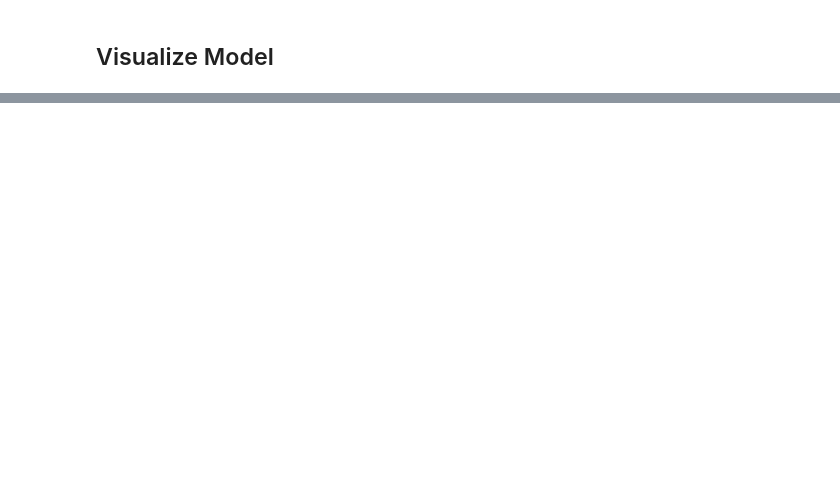
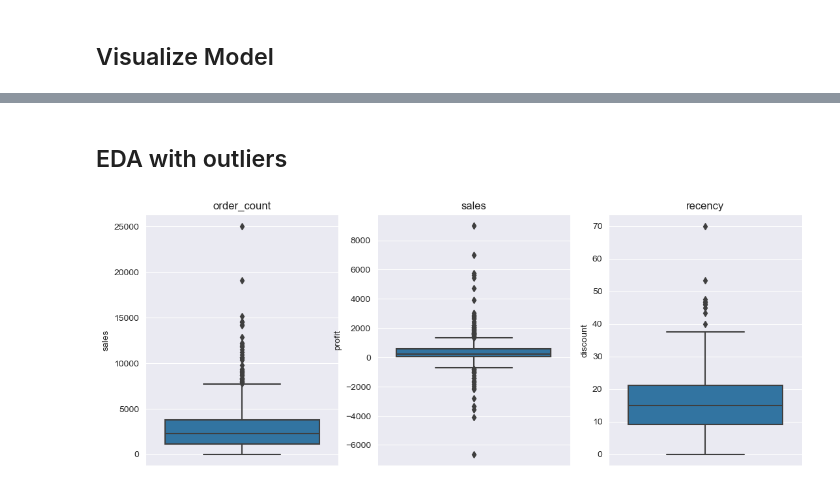
Before and after one commit to RHout19/Project-1, a Jupyter notebook: Model 2/Project 5/Sprint_3_ML.ipynb, the cells around one changed output, grey strips where cells are left out. Drawn from its saved outputs; the diff is of its cells as text; code cells hidden in the pictures; blank space fills up the shorter version.

Commit message:
imputting new data into in ML Clustering

```diff
--- a/Model 2/Project 5/Sprint_3_ML.ipynb
+++ b/Model 2/Project 5/Sprint_3_ML.ipynb
@@ -249,0 +271,13 @@ plotly.offline.iplot(fig, filename='simple-3d-scatter')
+# %%
+df_sales = df.groupby('customerid')['sales'].sum()
+df_sales = df_sales.reset_index()
+# %%
+df_profit = df.groupby('customerid')['profit'].sum()
+df_profit = df_profit.reset_index()
+# %%
+df_discount = round((df.groupby('customerid')['discount'].mean())*100, 2)
+df_discount = df_discount.reset_index()
+# %%
+df_mix = pd.merge(df_sales, df_profit, on='customerid')
+df_mix = pd.merge(df_mix, df_discount, on='customerid')
+df_mix.head()
@@ -249,0 +291,17 @@ plotly.offline.iplot(fig, filename='simple-3d-scatter')
+# %% [markdown]
+## EDA with outliers
+# %%
+fig, axes = plt.subplots(ncols=3, figsize=(13, 5))
+
+sns.boxplot(y ='sales', data=df_mix, ax=axes[0])
+axes[0].set_title('order_count')
+
+sns.boxplot(y='profit', data=df_mix , ax=axes[1])
+axes[1].set_title('sales')
+
+sns.boxplot(y='discount', data=df_mix , ax=axes[2])
+axes[2].set_title('recency')
+
+plt.show()
+# %% [output]
+[figure, added]
```
Also changed, not shown: parts of 43 cells of this notebook, 1 other file.
